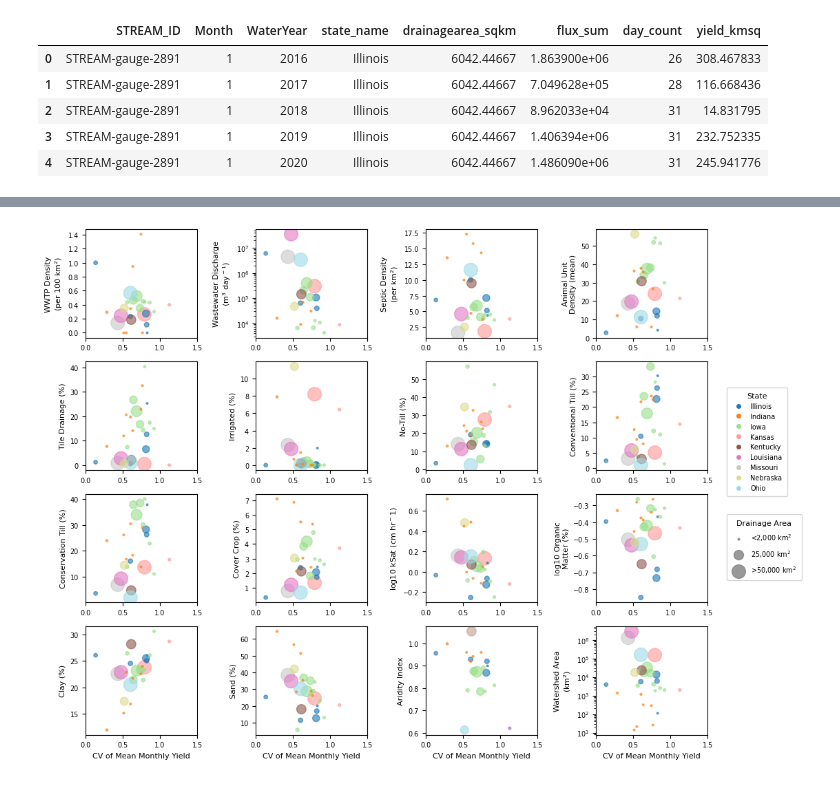
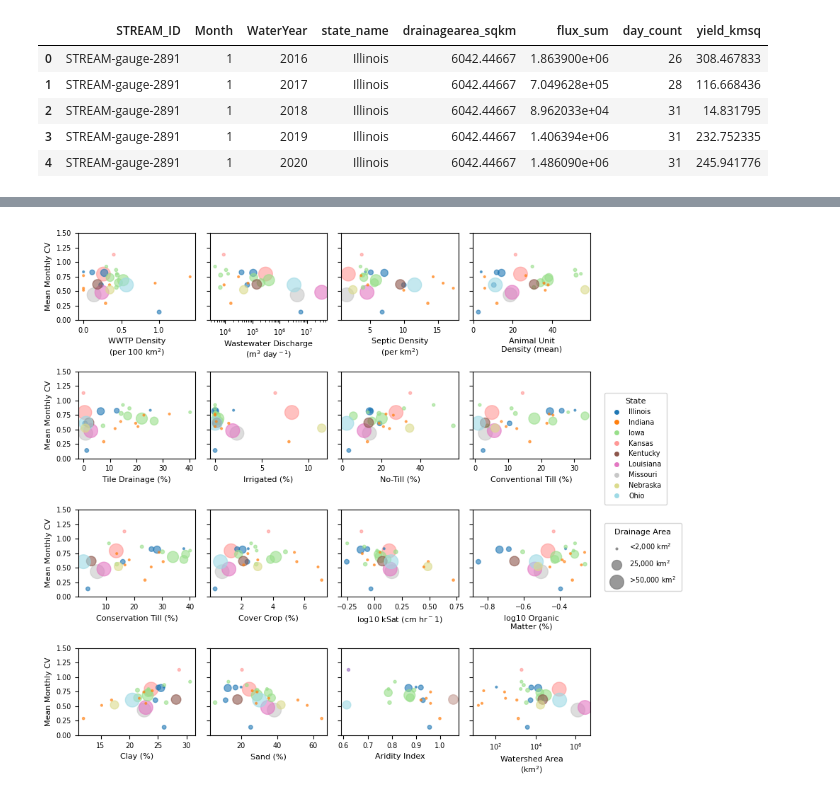
Before and after one commit to danykakbyrnes/STREAM_seasonality, a Jupyter notebook: spatial_data_exploration.ipynb, the cells around one changed output, grey strips where cells are left out. Drawn from its saved outputs; the diff is of its cells as text; code cells hidden in the pictures.

```diff
--- a/spatial_data_exploration.ipynb
+++ b/spatial_data_exploration.ipynb
@@ -585,14 +534,19 @@ for site in MAIN_SITES:
 # %%
-# Pull cv_annual into a dataframe and merge
-cv_annual_df = pd.DataFrame({
+## MONTHLY CV (i.e. how seasonal are loads?)
+cv_mth_df = pd.DataFrame({
     'STREAM_ID': list(cv.keys()),
     'state_name': [v['state_name'] for v in cv.values()],
     'drainagearea_sqkm': [v['drainagearea_sqkm'] for v in cv.values()],
-    'cv_ann': [v['cv_ann'] for v in cv.values()]
+    'cv_mth_mn': [v['cv_mth_mn'] for v in cv.values()]
 })
 
-cv_annual_basinchar = basin_characteristics.merge(cv_annual_df, on='STREAM_ID')
-cv_annual_basinchar.head()
+cv_mth_mn_basinchar = basin_characteristics.merge(cv_mth_df, on='STREAM_ID')
+
+# merging land ues
+cv_mth_mn_basinchar_lu = cv_mth_mn_basinchar.merge(
+    land_use, on="STREAM_ID", how="left", validate="one_to_one"
+)
+cv_mth_mn_basinchar_lu.head(1)
 # %% [output]
 |  | STREAM_ID | ari_ix_sav | ppd_pk_sav | rdd_mk_sav | ire_pc_sse | cly_pc_sav | slt_pc_sav | snd_pc_sav | ... |
 | 0 | STREAM-gauge-2203 | NaN | NaN | NaN | NaN | NaN | NaN | NaN | ... |
@@ -616,19 +591,19 @@ n = len(basin_chars)
 ncols = 4
 nrows = -(-n // ncols)
 
-fig, axes = plt.subplots(nrows, ncols, figsize=(10, nrows * 2), sharey=False)
+fig, axes = plt.subplots(nrows, ncols, figsize=(8, nrows * 2), sharex=False, sharey=True)
 ax = axes.flatten()
 
 for i, (col, label) in enumerate(basin_chars):
-    ax[i].scatter(cv_annual_basinchar['cv_ann'], cv_annual_basinchar[col],
+    ax[i].scatter(cv_annual_basinchar[col], cv_annual_basinchar['cv_ann'],
                   alpha=0.6, s=size, c=state_codes, cmap=cmap_states)
-    ax[i].set_ylabel(label, fontsize=8)
+    ax[i].set_xlabel(label, fontsize=8)
     ax[i].tick_params(labelsize=7)
     if col in ('area_km2', 'waste_dis_total_m3_d'):
-        ax[i].set_yscale('log')
-    if i >= n - ncols:
-        ax[i].set_xlabel("CV of Annual Yield", fontsize=8)
-    #ax[i].set_xlim([0,1.5])
+        ax[i].set_xscale('log')
+    if i % ncols == 0:
+        ax[i].set_ylabel("CV of Annual Yield", fontsize=8)
+    #ax[i].set_ylim([0,1.5])
 for j in range(n, len(ax)):
     ax[j].set_visible(False)
 
@@ -669,43 +644,43 @@ n = len(basin_chars)
 ncols = 4
 nrows = -(-n // ncols)
 
-fig, axes = plt.subplots(nrows, ncols, figsize=(10, nrows * 2), sharey=False)
+fig, axes = plt.subplots(nrows, ncols, figsize=(8, nrows * 2), sharex=False, sharey=True)
 ax = axes.flatten()
 
 for i, (col, label) in enumerate(basin_chars):
-    ax[i].scatter(cv_mth_mn_basinchar['cv_mth_mn'], cv_mth_mn_basinchar[col],
+    ax[i].scatter(cv_mth_mn_basinchar[col], cv_mth_mn_basinchar['cv_mth_mn'],
                   alpha=0.6, s=size, c=state_codes, cmap=cmap_states)
-    ax[i].set_ylabel(label, fontsize=8)
+    ax[i].set_xlabel(label, fontsize=8)
     ax[i].tick_params(labelsize=7)
     if col in ('area_km2', 'waste_dis_total_m3_d'):
-        ax[i].set_yscale('log')
-    if i >= n - ncols:
-        ax[i].set_xlabel("CV of Mean Monthly Yield", fontsize=8)
-    ax[i].set_xlim([0,1.5])
+        ax[i].set_xscale('log')
+    if i % ncols == 0:
+        ax[i].set_ylabel("Mean Monthly CV", fontsize=8)
+    ax[i].set_ylim([0,1.5])
 for j in range(n, len(ax)):
     ax[j].set_visible(False)
 
 legend_handles_size = [
     plt.scatter([], [], s=s, color='grey', alpha=0.8, label=label)
     for s, label in zip(legend_sizes, legend_labels)
 ]
 
 legend_handles_colour = [
     Line2D([0], [0], marker='o', color='w', markerfacecolor=cmap_states(norm(i)),
            markersize=6, label=state)
     for i, state in enumerate(unique_states)
 ]
 
 fig.legend(handles=legend_handles_size, title='Drainage Area',
            loc='upper left', ncol=1, fontsize=7, title_fontsize=8,
            bbox_to_anchor=(1, 0.47), labelspacing=0.9, borderpad=0.8)
 
 fig.legend(handles=legend_handles_colour, title='State',
            loc='upper left', ncol=1, fontsize=7, title_fontsize=8,
            bbox_to_anchor=(1, 0.7), borderpad=0.75)
 
 plt.tight_layout()
 plt.savefig('../OUTPUT/2_spatial_patterns/cv_mth_mn_watershed_properties_marker_area_state.png',
             dpi=600, bbox_inches='tight')
 # %% [output]
-[figure, old version]
+[figure, new version]
```
Also changed, not shown: parts of 28 cells of this notebook, 2 other files.
